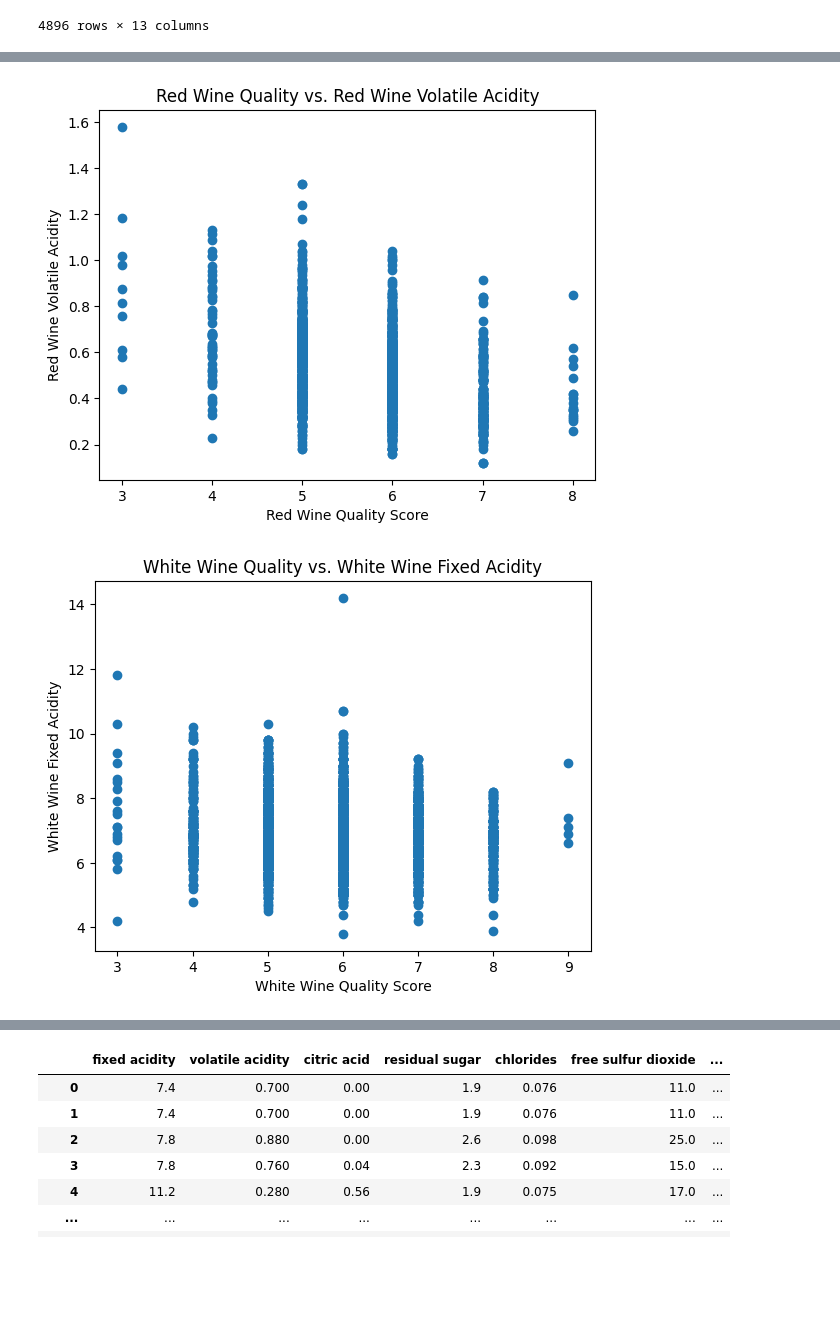
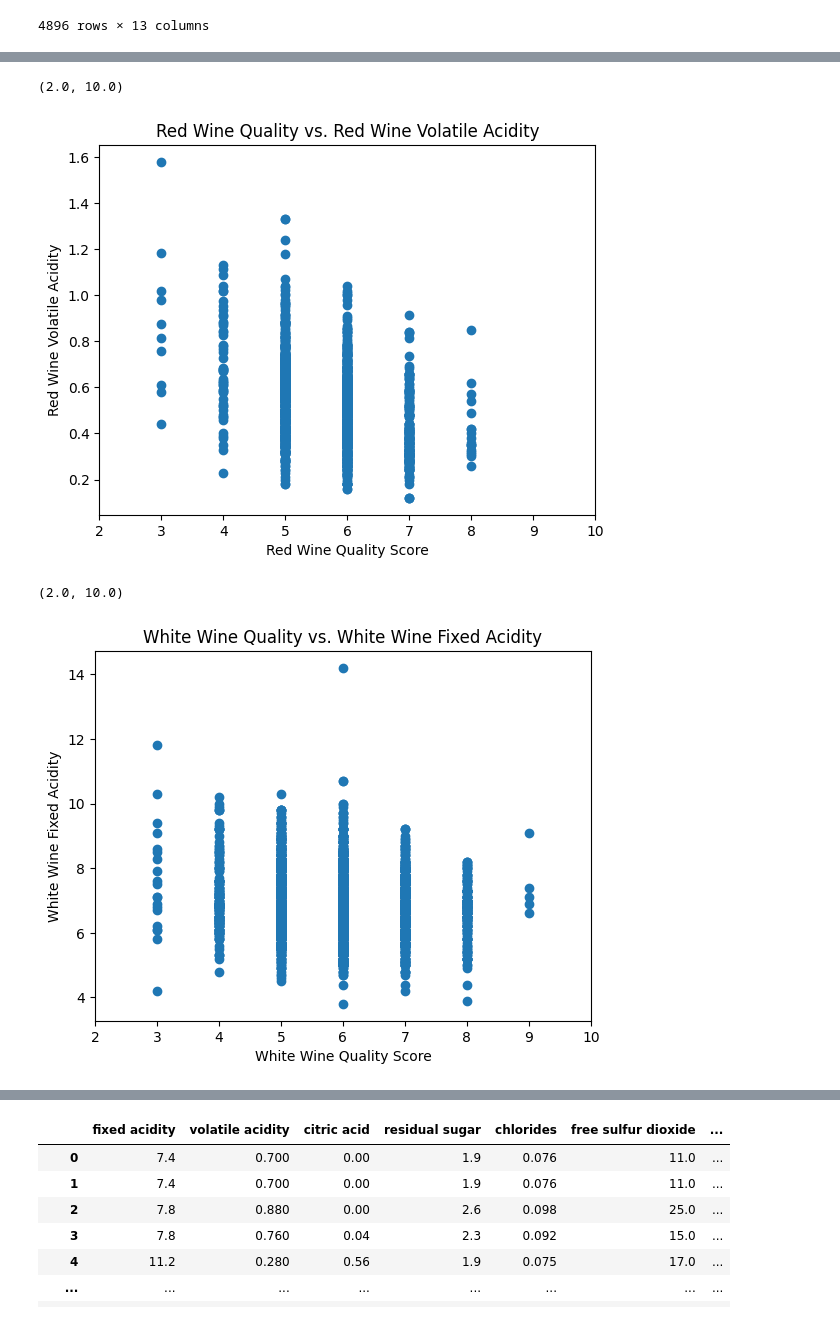
Before and after one commit to greg-labavitch/DA-Homework-1, a Jupyter notebook: wineanalysis.ipynb, the cells around one changed output, grey strips where cells are left out. Saved outputs shown, nothing was run; the diff lists cells and outputs as text; code cells hidden in the pictures; blank space fills up the shorter version.

```diff
--- a/wineanalysis.ipynb
+++ b/wineanalysis.ipynb
@@ -285,16 +291,20 @@ plt.ylabel("Red Wine Fixed Acidity");
 plt.scatter(quality_red, x_volatile_red)
 plt.title("Red Wine Quality vs. Red Wine Volatile Acidity")
 plt.xlabel("Red Wine Quality Score")
-plt.ylabel("Red Wine Volatile Acidity");
+plt.ylabel("Red Wine Volatile Acidity")
+plt.xlim(2,10)
 # %% [output]
+(2.0, 10.0)
-[figure, old version]
+[figure, new version]
 # %%
 plt.scatter(quality_white, x_fixed_white)
 plt.title("White Wine Quality vs. White Wine Fixed Acidity")
 plt.xlabel("White Wine Quality Score")
-plt.ylabel("White Wine Fixed Acidity");
+plt.ylabel("White Wine Fixed Acidity")
+plt.xlim(2,10)
 # %% [output]
+(2.0, 10.0)
-[figure, old version]
+[figure, new version]
 # %%
 plt.scatter(quality_white, x_volatile_white)
 plt.title("White Wine Quality vs. White Wine Volatile Acidity")
```
Also changed, not shown: parts of 4 cells of this notebook.
